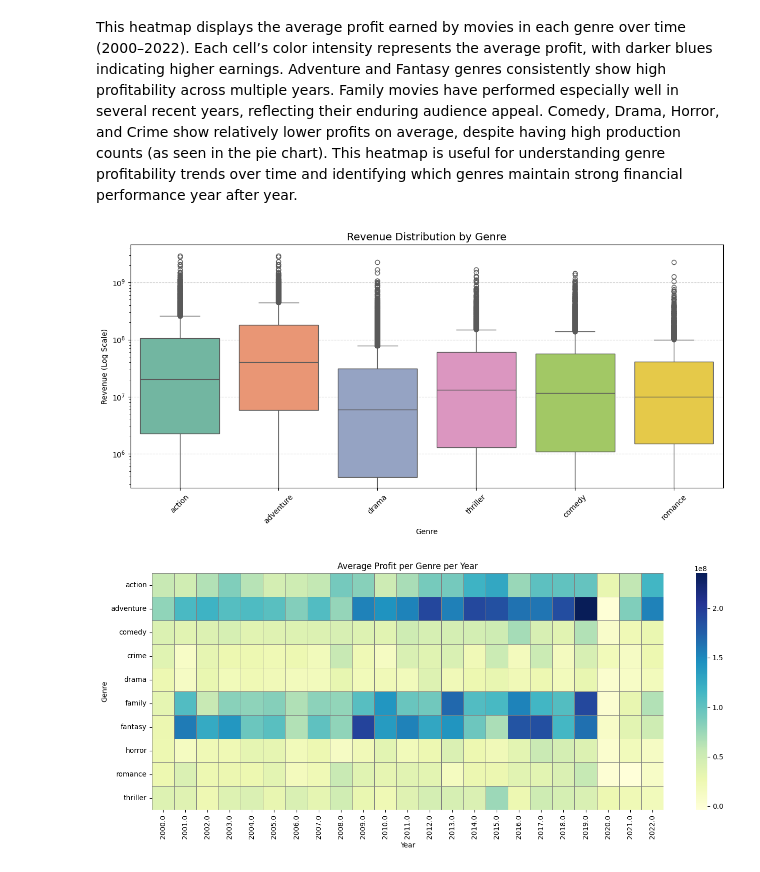
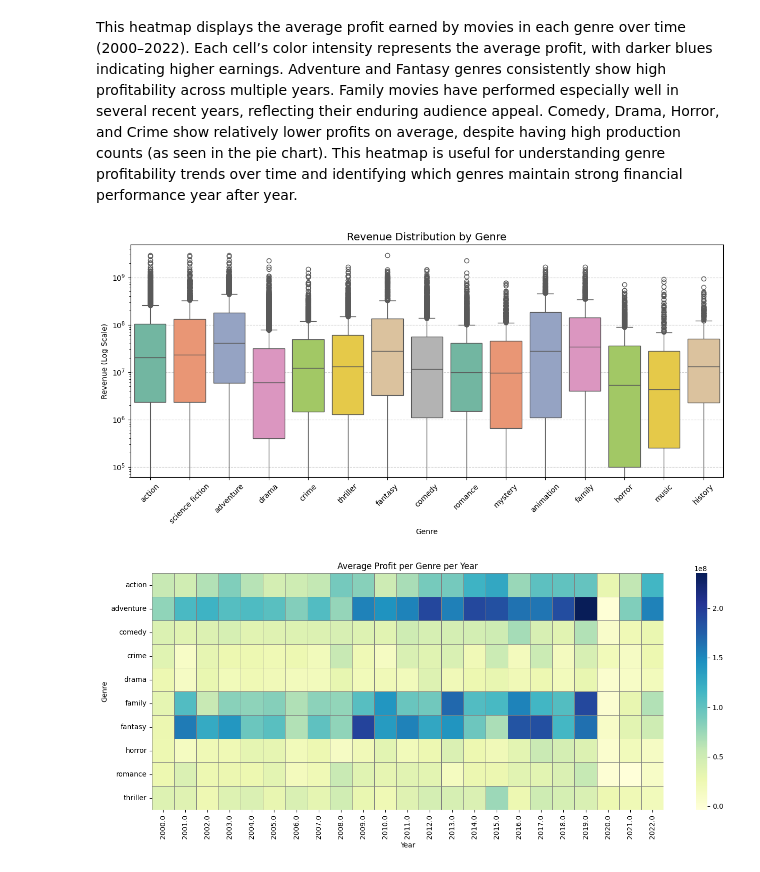
Before and after one commit to nithish-kumar-t/movie-box-office-prediction, a Jupyter notebook: timbd-data-cleaning.ipynb, the cells around one changed output. Drawn from its saved outputs; the diff is of its cells as text; code cells hidden in the pictures.

Commit message:
update plots 2

```diff
--- a/timbd-data-cleaning.ipynb
+++ b/timbd-data-cleaning.ipynb
@@ -316,31 +316,31 @@ This heatmap displays the average profit earned by movies in each genre over tim
 # %%
 
 # Filter for top 6 popular genres
 popular_genres = df.explode('genres_list')
 popular_genres = popular_genres[popular_genres['genres_list'].isin(
-    popular_genres['genres_list'].value_counts().head(6).index)]
+    popular_genres['genres_list'].value_counts().head(15).index)]
 
 plt.figure(figsize=(12, 6))
 sns.boxplot(
     x='genres_list',
     y='revenue',
     data=popular_genres,
     hue='genres_list',
     palette='Set2',
     legend=False
 )
 
 
 plt.yscale('log')
 plt.title('Revenue Distribution by Genre', fontsize=14)
 plt.xlabel('Genre')
 plt.ylabel('Revenue (Log Scale)')
 plt.xticks(rotation=45)
 plt.grid(True, axis='y', linestyle='--', alpha=0.6)
 plt.tight_layout()
 plt.show()
 # %% [output]
-[figure, old version]
+[figure, new version]
 # %%
 
 df['release_year'] = df['release_date'].dt.year
```
